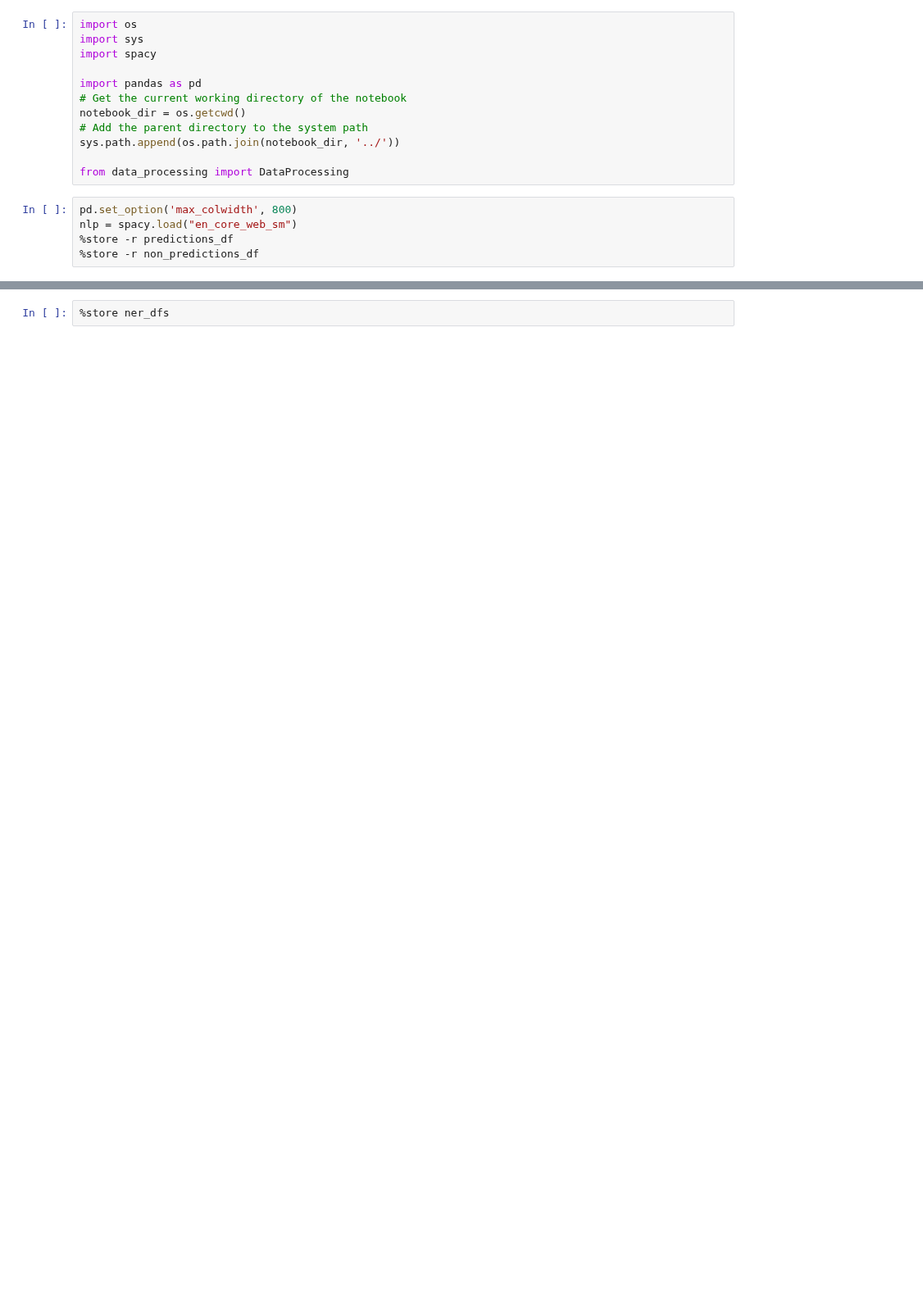
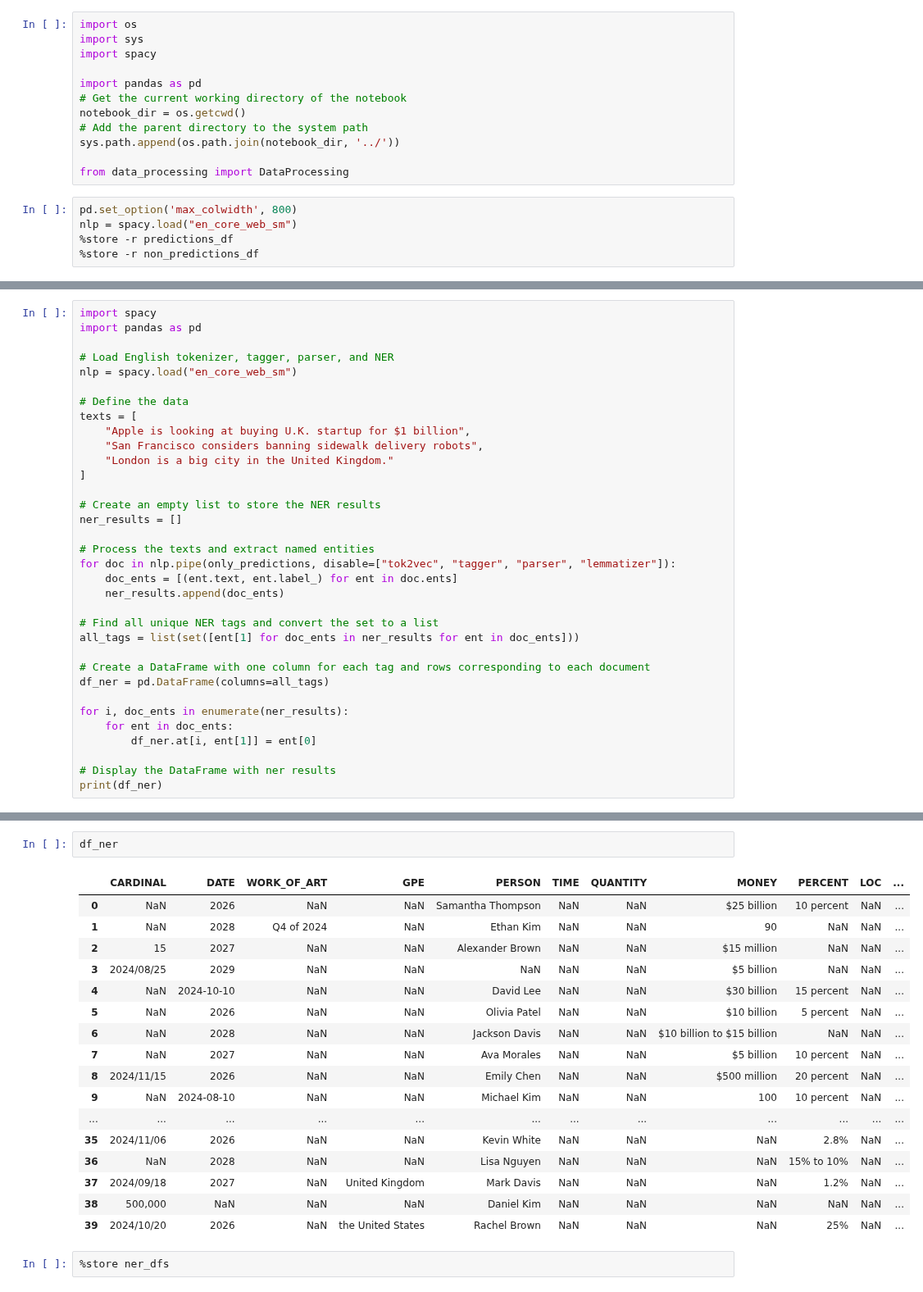
Before and after one commit to ufdatastudio/predictions, a Jupyter notebook: play/0-spacy_pipeline.ipynb, the cells around one changed output, grey strips where cells are left out. Shown at 82% size. Cells and saved outputs as stored; diff of their text form; blank space fills up the shorter version.

```diff
--- a/play/0-spacy_pipeline.ipynb
+++ b/play/0-spacy_pipeline.ipynb
@@ -106,0 +113,34 @@ ner_dfs[3]
+# %%
+import spacy
+import pandas as pd
+
+# Load English tokenizer, tagger, parser, and NER
+nlp = spacy.load("en_core_web_sm")
+
+# Define the data
+texts = [
+    "Apple is looking at buying U.K. startup for $1 billion",
+    "San Francisco considers banning sidewalk delivery robots",
+    "London is a big city in the United Kingdom."
+]
+
+# Create an empty list to store the NER results
+ner_results = []
+
+# Process the texts and extract named entities
+for doc in nlp.pipe(only_predictions, disable=["tok2vec", "tagger", "parser", "lemmatizer"]):
+    doc_ents = [(ent.text, ent.label_) for ent in doc.ents]
+    ner_results.append(doc_ents)
+
+# Find all unique NER tags and convert the set to a list
+all_tags = list(set([ent[1] for doc_ents in ner_results for ent in doc_ents]))
+
+# Create a DataFrame with one column for each tag and rows corresponding to each document
+df_ner = pd.DataFrame(columns=all_tags)
+
+for i, doc_ents in enumerate(ner_results):
+    for ent in doc_ents:
+        df_ner.at[i, ent[1]] = ent[0]
+
+# Display the DataFrame with ner results
+print(df_ner)
@@ -107,2 +165,22 @@ ner_dfs[3]
+# %%
+df_ner
+# %% [output]
+|  | CARDINAL | DATE | WORK_OF_ART | GPE | PERSON | TIME | QUANTITY | MONEY | PERCENT | LOC | ... |
+| 0 | NaN | 2026 | NaN | NaN | Samantha Thompson | NaN | NaN | $25 billion | 10 percent | NaN | ... |
+| 1 | NaN | 2028 | Q4 of 2024 | NaN | Ethan Kim | NaN | NaN | 90 | NaN | NaN | ... |
+| 2 | 15 | 2027 | NaN | NaN | Alexander Brown | NaN | NaN | $15 million | NaN | NaN | ... |
+| 3 | 2024/08/25 | 2029 | NaN | NaN | NaN | NaN | NaN | $5 billion | NaN | NaN | ... |
+| 4 | NaN | 2024-10-10 | NaN | NaN | David Lee | NaN | NaN | $30 billion | 15 percent | NaN | ... |
+| 5 | NaN | 2026 | NaN | NaN | Olivia Patel | NaN | NaN | $10 billion | 5 percent | NaN | ... |
+| 6 | NaN | 2028 | NaN | NaN | Jackson Davis | NaN | NaN | $10 billion to $15 billion | NaN | NaN | ... |
+| 7 | NaN | 2027 | NaN | NaN | Ava Morales | NaN | NaN | $5 billion | 10 percent | NaN | ... |
+| 8 | 2024/11/15 | 2026 | NaN | NaN | Emily Chen | NaN | NaN | $500 million | 20 percent | NaN | ... |
+| 9 | NaN | 2024-08-10 | NaN | NaN | Michael Kim | NaN | NaN | 100 | 10 percent | NaN | ... |
+| ... | ... | ... | ... | ... | ... | ... | ... | ... | ... | ... | ... |
+| 35 | 2024/11/06 | 2026 | NaN | NaN | Kevin White | NaN | NaN | NaN | 2.8% | NaN | ... |
+| 36 | NaN | 2028 | NaN | NaN | Lisa Nguyen | NaN | NaN | NaN | 15% to 10% | NaN | ... |
+| 37 | 2024/09/18 | 2027 | NaN | United Kingdom | Mark Davis | NaN | NaN | NaN | 1.2% | NaN | ... |
+| 38 | 500,000 | NaN | NaN | NaN | Daniel Kim | NaN | NaN | NaN | NaN | NaN | ... |
+| 39 | 2024/10/20 | 2026 | NaN | the United States | Rachel Brown | NaN | NaN | NaN | 25% | NaN | ... |
 # %%
 %store ner_dfs
```
Also changed, not shown: parts of 6 cells of this notebook.
